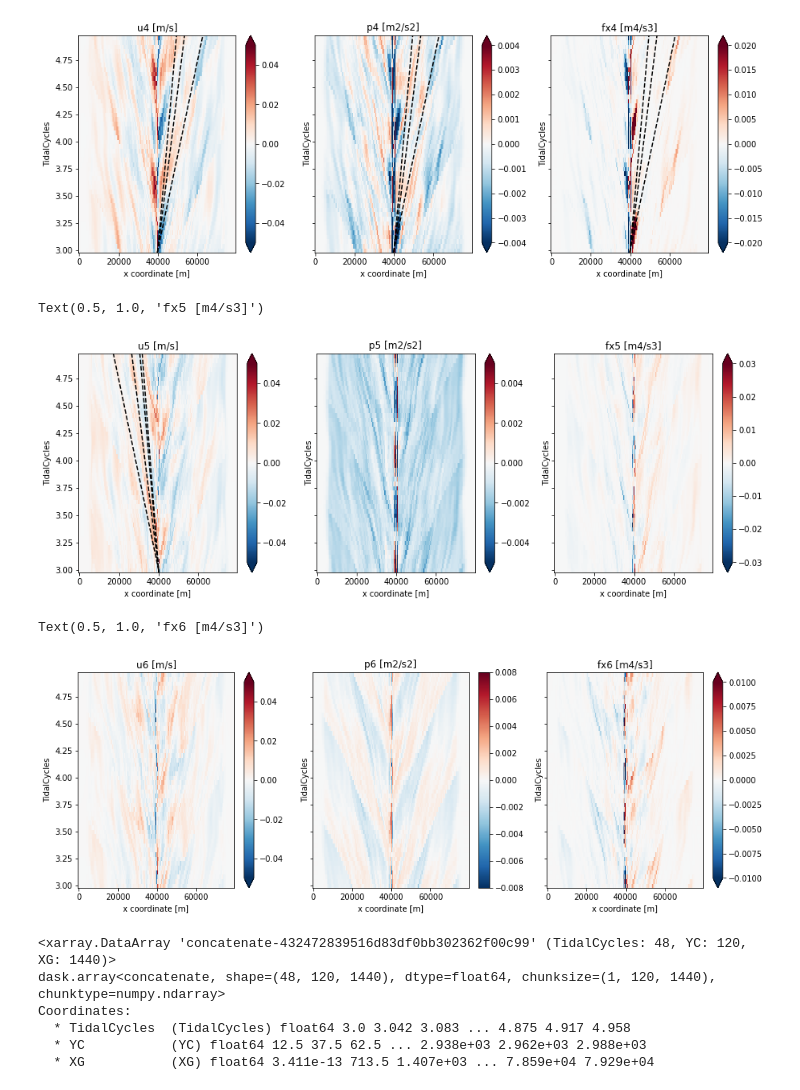
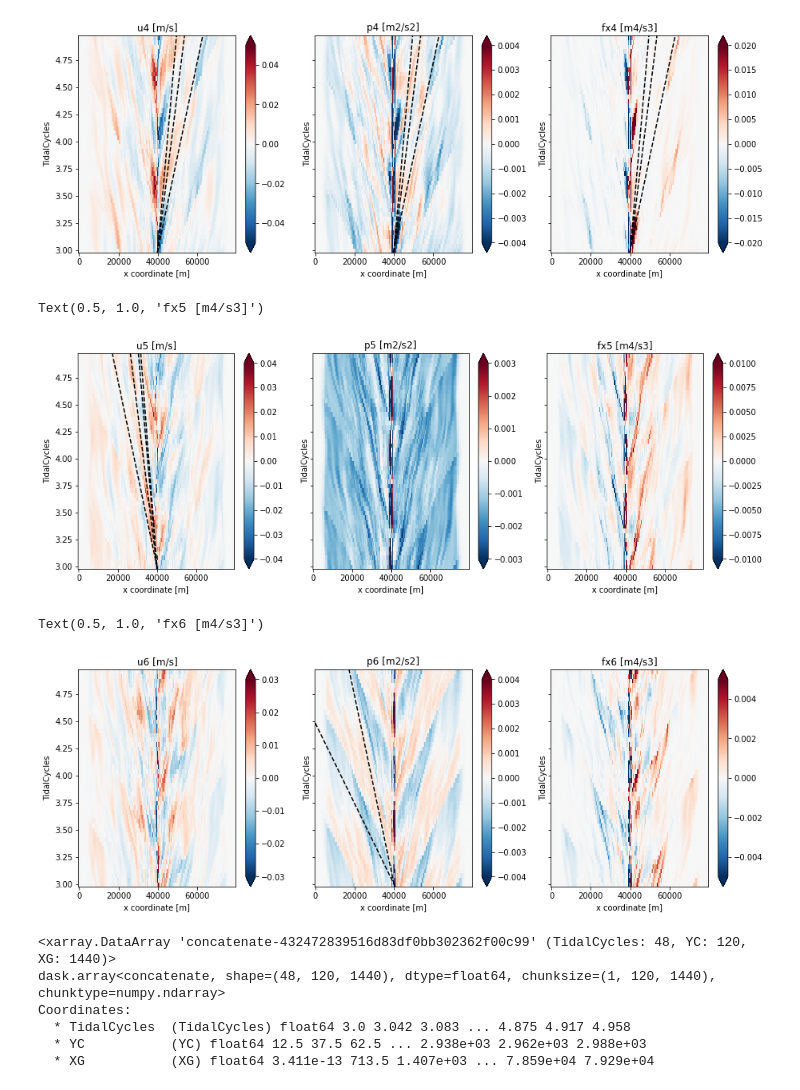
Before and after one commit to jiaxuanchang/cal_ModeEnergy, a Jupyter notebook: U008N0TopConst/cal_vertmodesEng_NEW_atiy50.ipynb, the cells around one changed output. Cells and saved outputs as stored; diff of their text form; code cells hidden in the pictures.

```diff
--- a/U008N0TopConst/cal_vertmodesEng_NEW_atiy50.ipynb
+++ b/U008N0TopConst/cal_vertmodesEng_NEW_atiy50.ipynb
@@ -348,37 +348,39 @@ ax[2].plot(xg,(xg-40000)/ce[1]/(12.4*3600)+3,'k--')
 # %%
 f, ax =plt.subplots(1,3,figsize=(15,5),sharex=True,sharey=True)
 ax = ax.flatten()
 
-um.sel(nmodes=5).plot(ax=ax[0],y="TidalCycles",cmap="RdBu_r",vmin=-0.05,vmax=0.05,rasterized=True)
+um.sel(nmodes=5).plot(ax=ax[0],y="TidalCycles",cmap="RdBu_r",vmin=-0.04,vmax=0.04,rasterized=True)
 ax[0].set_title("u5 [m/s]")
 ax[0].plot(xg,-(xg-40000)/ce[4]/(12.4*3600)+3,'k--')
 ax[0].plot(xg,-(xg-40000)/ce[3]/(12.4*3600)+3,'k--')
 ax[0].plot(xg,-(xg-40000)/ce[2]/(12.4*3600)+3,'k--')
 ax[0].plot(xg,-(xg-40000)/ce[1]/(12.4*3600)+3,'k--')
 
-pmw.sel(nmodes=5).plot(ax=ax[1],y="TidalCycles",cmap="RdBu_r",vmin=-0.005,vmax=0.005,rasterized=True)
+pmw.sel(nmodes=5).plot(ax=ax[1],y="TidalCycles",cmap="RdBu_r",vmin=-0.003,vmax=0.003,rasterized=True)
 ax[1].set_title("p5 [m2/s2]")
 
-fxm.sel(nmodes=5).plot(ax=ax[2],y="TidalCycles",cmap="RdBu_r",vmin=-0.03,vmax=0.03,rasterized=True)
+fxm.sel(nmodes=5).plot(ax=ax[2],y="TidalCycles",cmap="RdBu_r",vmin=-0.01,vmax=0.01,rasterized=True)
 ax[2].set_title("fx5 [m4/s3]")
 # %% [output]
 Text(0.5, 1.0, 'fx5 [m4/s3]')
-[figure, old version]
+[figure, new version]
 # %%
 f, ax =plt.subplots(1,3,figsize=(15,5),sharex=True,sharey=True)
 ax = ax.flatten()
 
-um.sel(nmodes=6).plot(ax=ax[0],y="TidalCycles",cmap="RdBu_r",vmin=-0.05,vmax=0.05,rasterized=True)
+um.sel(nmodes=6).plot(ax=ax[0],y="TidalCycles",cmap="RdBu_r",vmin=-0.03,vmax=0.03,rasterized=True)
 ax[0].set_title("u6 [m/s]")
 
-pmw.sel(nmodes=6).plot(ax=ax[1],y="TidalCycles",cmap="RdBu_r",vmin=-0.008,vmax=0.008,rasterized=True)
+pmw.sel(nmodes=6).plot(ax=ax[1],y="TidalCycles",cmap="RdBu_r",vmin=-0.004,vmax=0.004,rasterized=True)
 ax[1].set_title("p6 [m2/s2]")
+ax[1].plot(xg,-(xg-40000)/ce[0]/(12.4*3600)+3,'k--')
+ax[1].plot(xg,-(xg-40000)/ce[1]/(12.4*3600)+3,'k--')
 
-fxm.sel(nmodes=6).plot(ax=ax[2],y="TidalCycles",cmap="RdBu_r",vmin=-0.01,vmax=0.01,rasterized=True)
+fxm.sel(nmodes=6).plot(ax=ax[2],y="TidalCycles",cmap="RdBu_r",vmin=-0.005,vmax=0.005,rasterized=True)
 ax[2].set_title("fx6 [m4/s3]")
 # %% [output]
 Text(0.5, 1.0, 'fx6 [m4/s3]')
-[figure, old version]
+[figure, new version]
 # %%
 ds2 = open_mdsdataset(data_dir, geometry='cartesian',endian='<',prefix=['energymvars'],iters=iters)
 uPbc=xr.DataArray(ds2['SDIAG6'].data, coords=[tidaltime,yc,xg], dims=['TidalCycles','YC','XG'])
```
Also changed, not shown: parts of 2 cells of this notebook.
